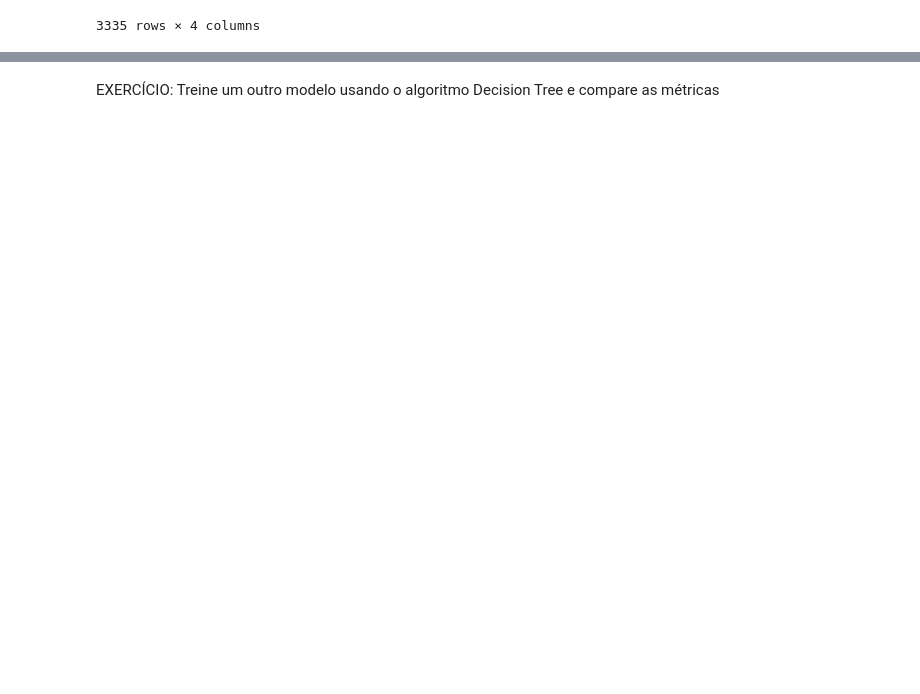
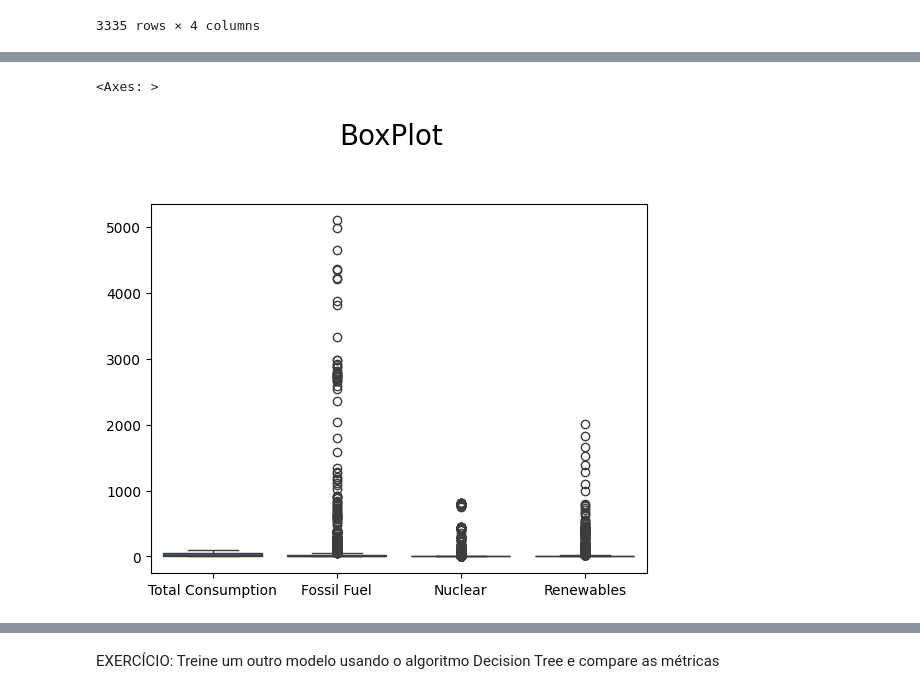
Before and after one commit to Santlago/FIAP, a Jupyter notebook: 2ANO/IOT/ex1cp1/Aula_03_Modelo_Notebook_v3.ipynb, the cells around one changed output, grey strips where cells are left out. Saved outputs shown, nothing was run; the diff lists cells and outputs as text; code cells hidden in the pictures; blank space fills up the shorter version.

```diff
--- a/2ANO/IOT/ex1cp1/Aula_03_Modelo_Notebook_v3.ipynb
+++ b/2ANO/IOT/ex1cp1/Aula_03_Modelo_Notebook_v3.ipynb
@@ -189,0 +212,9 @@ Name: 249, dtype: float64
+# %%
+# prompt: generate boxplot from dados_cleaned
+
+bp = sns.boxplot(dados_cleaned)
+plt.suptitle('BoxPlot', fontsize=20, y=1.05)
+bp
+# %% [output]
+<Axes: >
+[figure, added]
```
Also changed, not shown: parts of 65 cells of this notebook.
